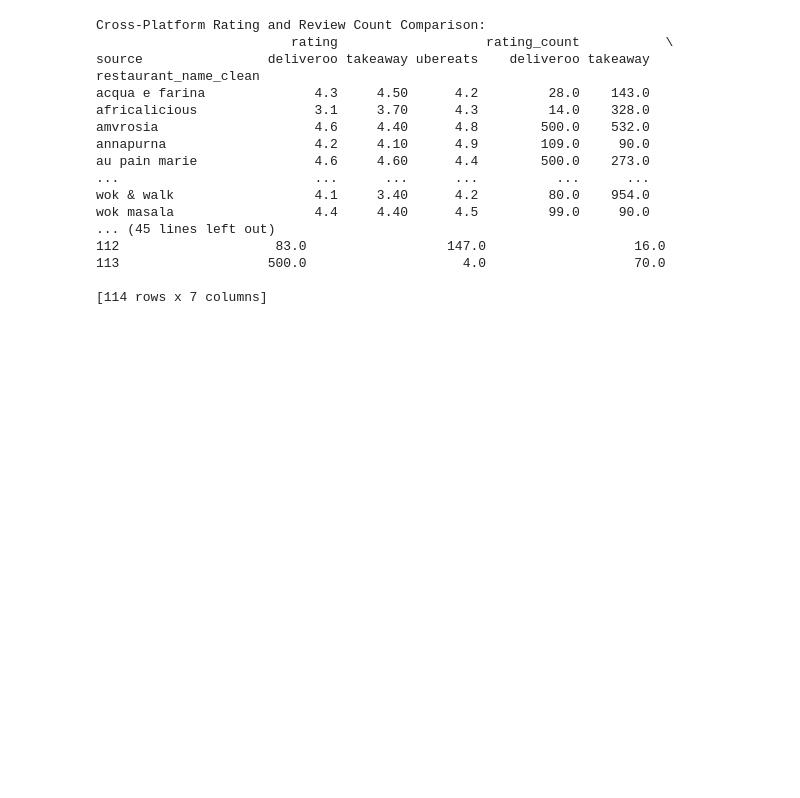
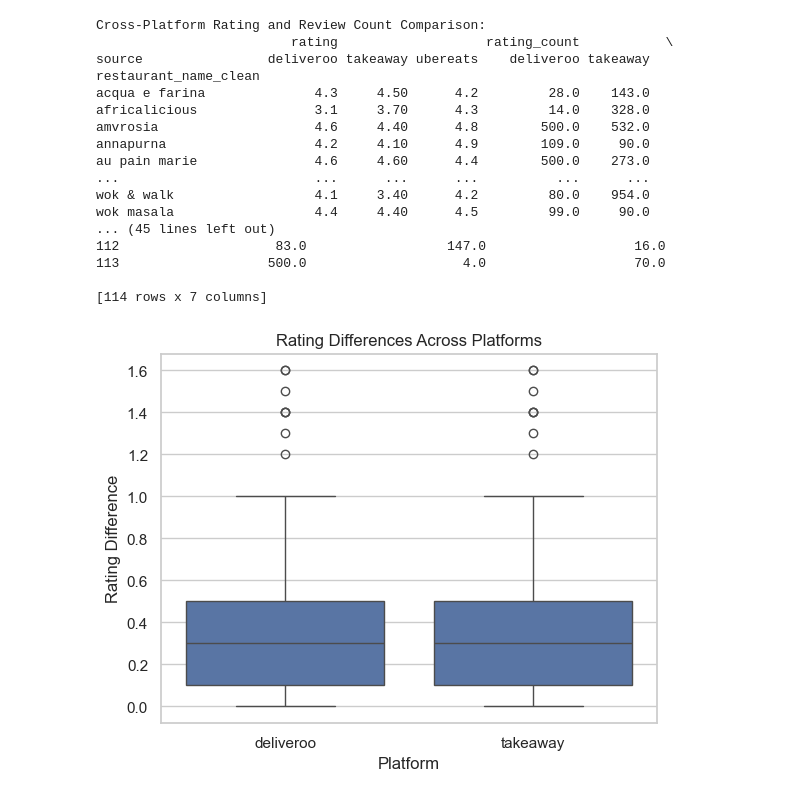
Before and after one commit to ricosaxo/delivery-market-analysis-with-SQL, a Jupyter notebook: Urson/workbook2_uc.ipynb, the cells around one changed output. Drawn from its saved outputs; the diff is of its cells as text; code cells hidden in the pictures; blank space fills up the shorter version.

```diff
--- a/Urson/workbook2_uc.ipynb
+++ b/Urson/workbook2_uc.ipynb
@@ -415,3 +436,21 @@ wok masala                  4.4     4.40      4.5         99.0     90.0
 113                   500.0                    4.0                   70.0
 
 [114 rows x 7 columns]
+# %%
+# Find common restaurants across platforms
+common_restaurants = df.groupby(['restaurant_name', 'address']).filter(lambda x: x['source'].nunique() > 1)
+
+# Calculate rating differences
+common_restaurants['rating_difference'] = common_restaurants.groupby(['restaurant_name', 'address'])['rating'].transform(lambda x: x.max() - x.min())
+
+# Box plot for rating differences
+import matplotlib.pyplot as plt
+import seaborn as sns
+
+sns.boxplot(data=common_restaurants, x='source', y='rating_difference')
+plt.title("Rating Differences Across Platforms")
+plt.xlabel("Platform")
+plt.ylabel("Rating Difference")
+plt.show()
+# %% [output]
+[figure, added]
```
Also changed, not shown: parts of 3 cells of this notebook, 5 other files.
